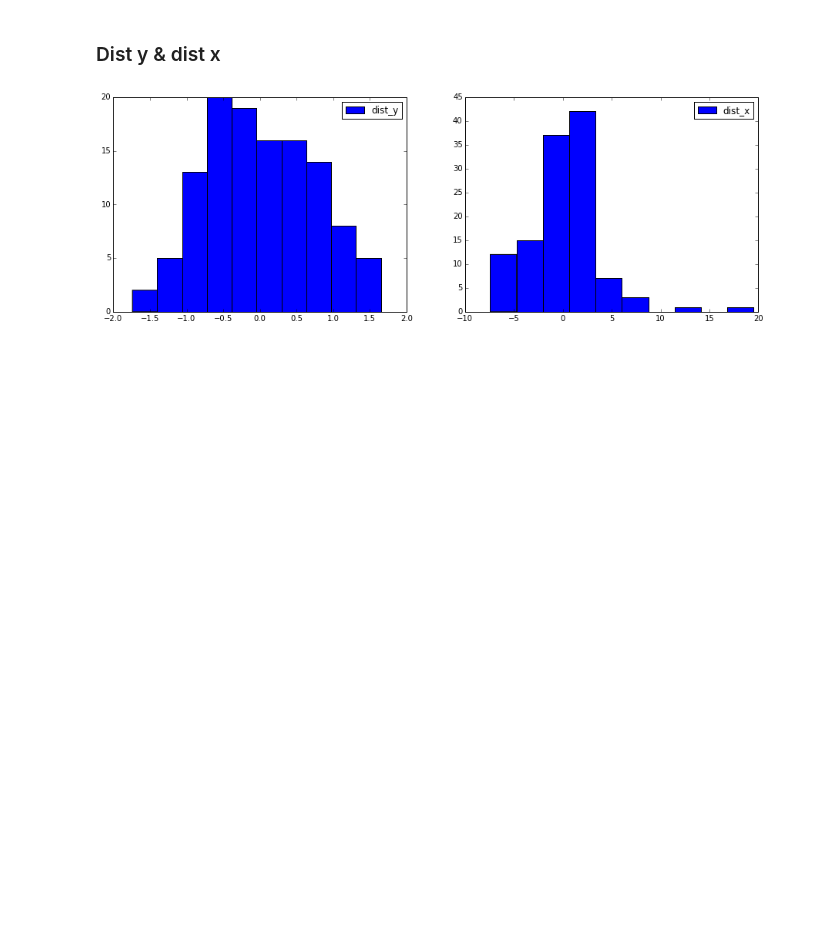
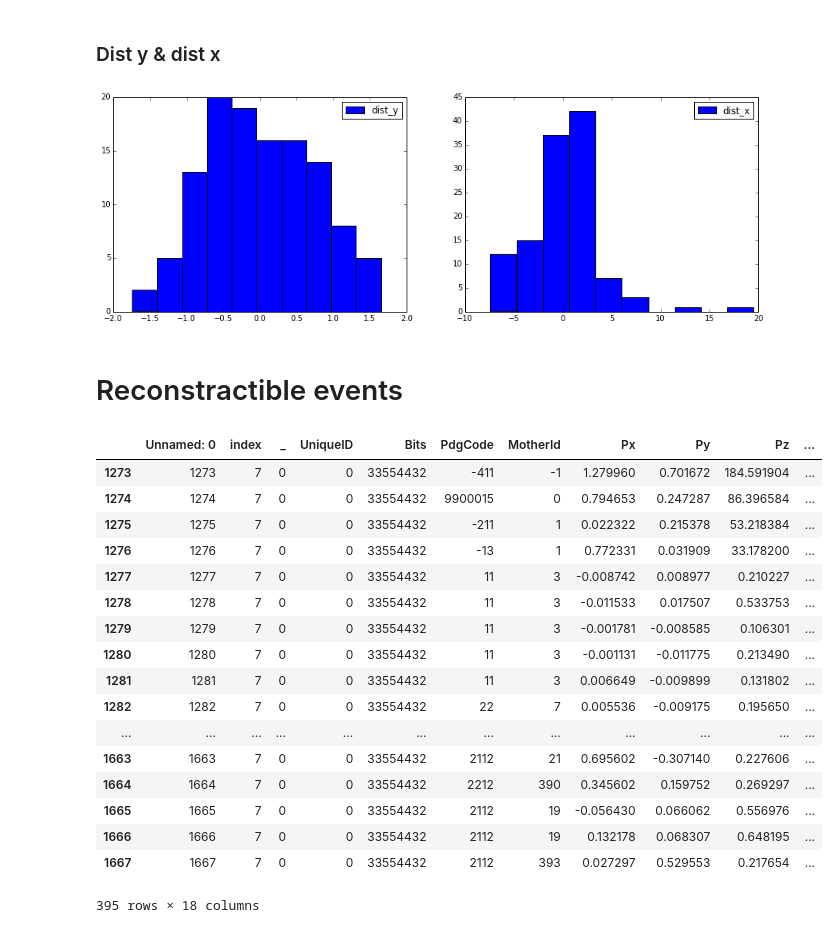
Before and after one commit to yandexdataschool/ship_tracks_recognition, a Jupyter notebook: base.ipynb, the cells around one changed output. Saved outputs shown, nothing was run; the diff lists cells and outputs as text; code cells hidden in the pictures; blank space fills up the shorter version.

```diff
--- a/base.ipynb
+++ b/base.ipynb
@@ -1418,3 +1418,30 @@ plt.legend(loc='best')
 plt.show()
 # %% [output]
 [figure]
+# %% [markdown]
+# Reconstractible events
+# %%
+all_mctracks = pandas.read_csv('Data/MCTrack.csv', delimiter=',')
+all_velo_points = pandas.read_csv('Data/vetoPoint.csv', delimiter=',')
+all_strawtubes_points = pandas.read_csv('Data/strawtubesPoint.csv', delimiter=',')
+# %%
+all_mctracks[all_mctracks.event==7]
+# %% [output]
+|  | Unnamed: 0 | index | _ | UniqueID | Bits | PdgCode | MotherId | Px | Py | Pz | ... |
+| 1273 | 1273 | 7 | 0 | 0 | 33554432 | -411 | -1 | 1.279960 | 0.701672 | 184.591904 | ... |
+| 1274 | 1274 | 7 | 0 | 0 | 33554432 | 9900015 | 0 | 0.794653 | 0.247287 | 86.396584 | ... |
+| 1275 | 1275 | 7 | 0 | 0 | 33554432 | -211 | 1 | 0.022322 | 0.215378 | 53.218384 | ... |
+| 1276 | 1276 | 7 | 0 | 0 | 33554432 | -13 | 1 | 0.772331 | 0.031909 | 33.178200 | ... |
+| 1277 | 1277 | 7 | 0 | 0 | 33554432 | 11 | 3 | -0.008742 | 0.008977 | 0.210227 | ... |
+| 1278 | 1278 | 7 | 0 | 0 | 33554432 | 11 | 3 | -0.011533 | 0.017507 | 0.533753 | ... |
+| 1279 | 1279 | 7 | 0 | 0 | 33554432 | 11 | 3 | -0.001781 | -0.008585 | 0.106301 | ... |
+| 1280 | 1280 | 7 | 0 | 0 | 33554432 | 11 | 3 | -0.001131 | -0.011775 | 0.213490 | ... |
+| 1281 | 1281 | 7 | 0 | 0 | 33554432 | 11 | 3 | 0.006649 | -0.009899 | 0.131802 | ... |
+| 1282 | 1282 | 7 | 0 | 0 | 33554432 | 22 | 7 | 0.005536 | -0.009175 | 0.195650 | ... |
+| ... | ... | ... | ... | ... | ... | ... | ... | ... | ... | ... | ... |
+| 1663 | 1663 | 7 | 0 | 0 | 33554432 | 2112 | 21 | 0.695602 | -0.307140 | 0.227606 | ... |
+| 1664 | 1664 | 7 | 0 | 0 | 33554432 | 2212 | 390 | 0.345602 | 0.159752 | 0.269297 | ... |
+| 1665 | 1665 | 7 | 0 | 0 | 33554432 | 2112 | 19 | -0.056430 | 0.066062 | 0.556976 | ... |
+| 1666 | 1666 | 7 | 0 | 0 | 33554432 | 2112 | 19 | 0.132178 | 0.068307 | 0.648195 | ... |
+| 1667 | 1667 | 7 | 0 | 0 | 33554432 | 2112 | 393 | 0.027297 | 0.529553 | 0.217654 | ... |
+395 rows × 18 columns
```
Also changed, not shown: parts of 6 cells of this notebook.
